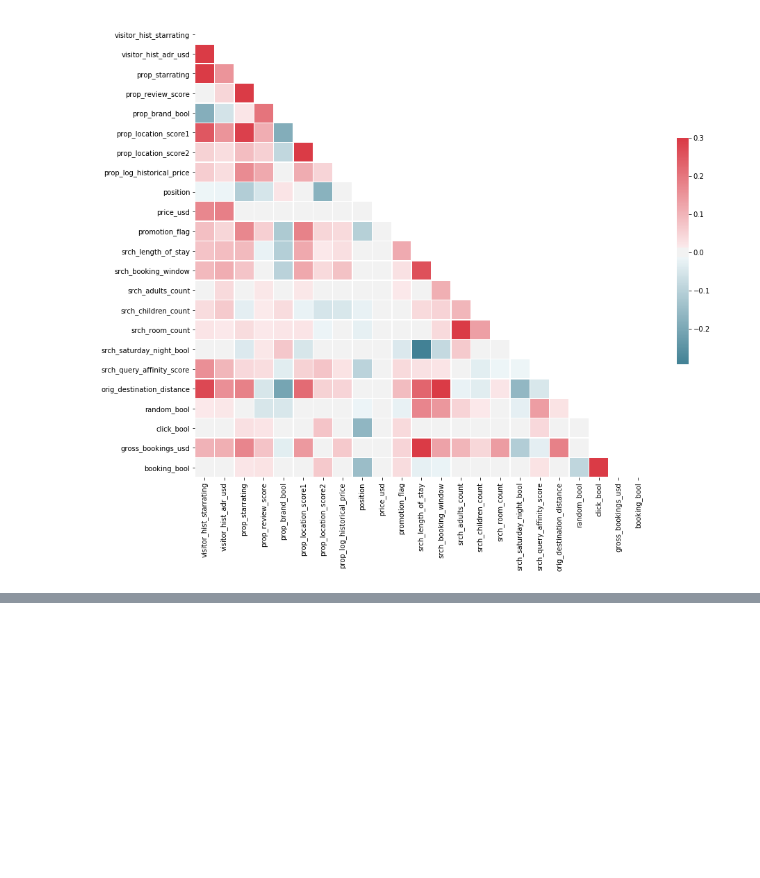
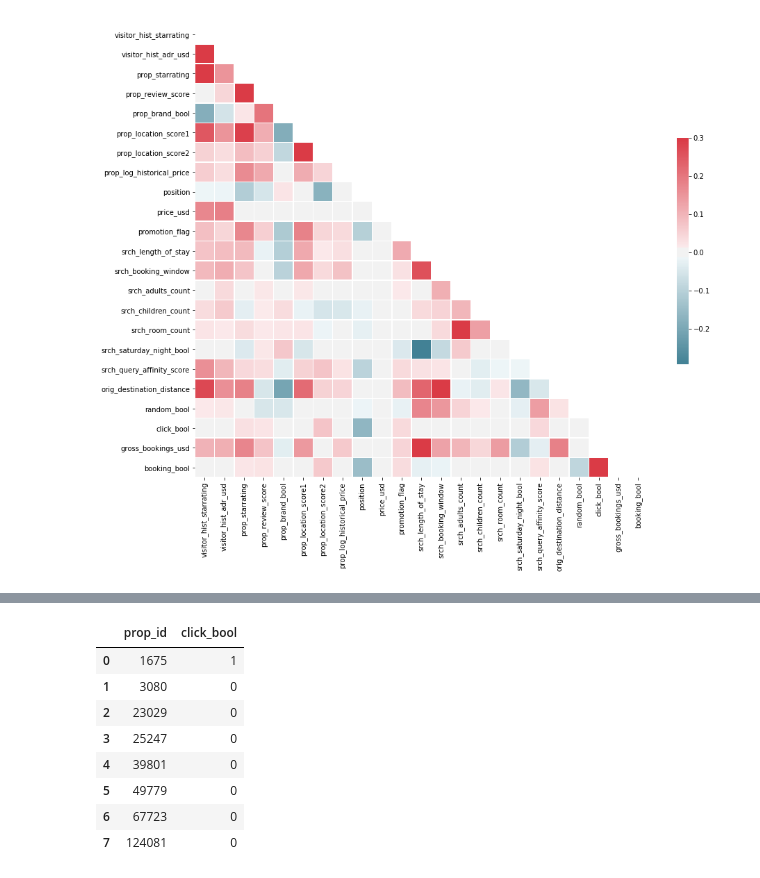
Before and after one commit to FionaLippert/DataMining, a Jupyter notebook: assignment2/explore_data.ipynb, the cells around one changed output, grey strips where cells are left out. Cells and saved outputs as stored; diff of their text form; code cells hidden in the pictures; blank space fills up the shorter version.

```diff
--- a/assignment2/explore_data.ipynb
+++ b/assignment2/explore_data.ipynb
@@ -82,0 +147,12 @@ sns.heatmap(corr, mask=mask, cmap=cmap, vmax=.3, center=0,
+# %%
+train[train['srch_destination_id']==3][['click_bool','prop_id']].groupby(['prop_id'], as_index=False).mean().sort_values(by='click_bool',ascending=False)
+# %% [output]
+|  | prop_id | click_bool |
+| 0 | 1675 | 1 |
+| 1 | 3080 | 0 |
+| 2 | 23029 | 0 |
+| 3 | 25247 | 0 |
+| 4 | 39801 | 0 |
+| 5 | 49779 | 0 |
+| 6 | 67723 | 0 |
+| 7 | 124081 | 0 |
```
Also changed, not shown: parts of 25 cells of this notebook.
